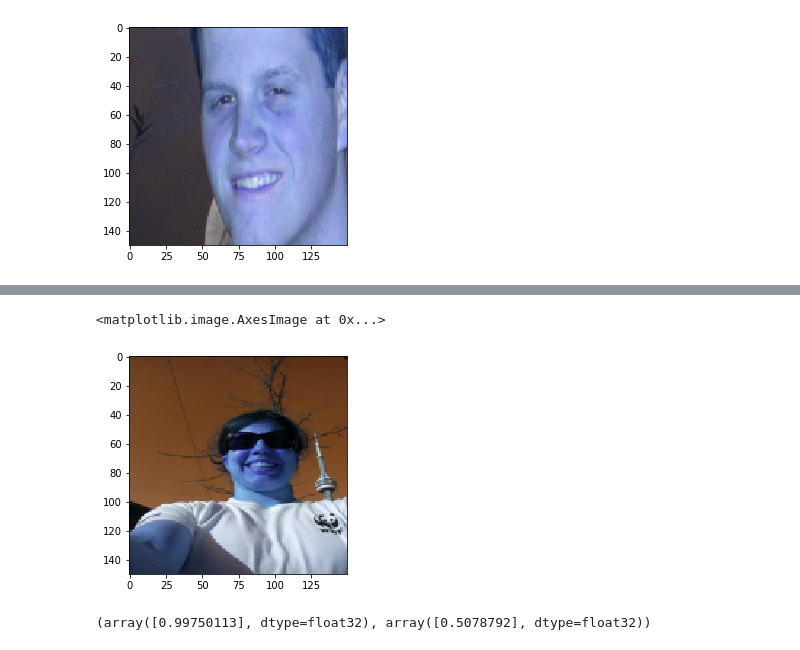
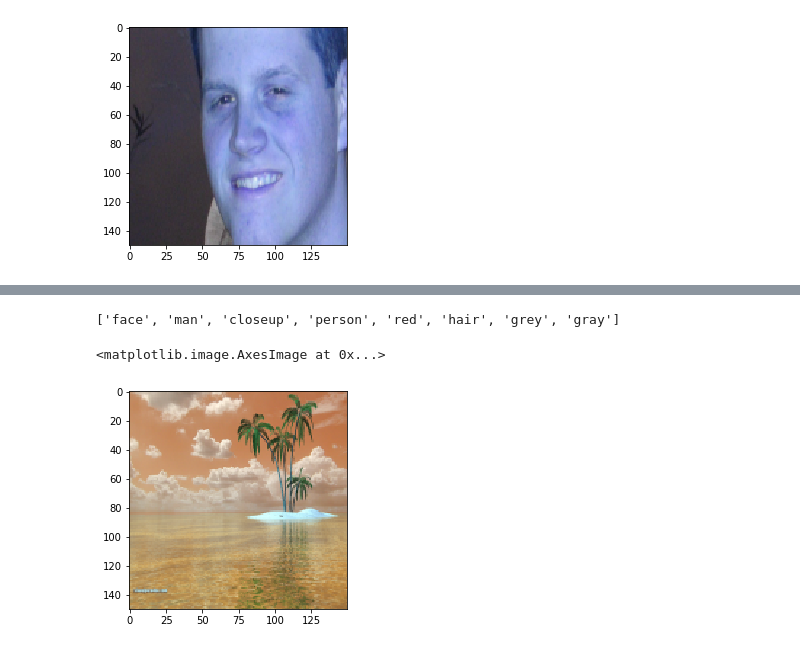
Before and after one commit to yzzhang/machine-learning, a Jupyter notebook: deep_learning/multi_input_transfer_learning/multi-input-models.ipynb, the cells around one changed output, grey strips where cells are left out. Cells and saved outputs as stored; diff of their text form; code cells hidden in the pictures.

```diff
--- a/deep_learning/multi_input_transfer_learning/multi-input-models.ipynb
+++ b/deep_learning/multi_input_transfer_learning/multi-input-models.ipynb
@@ -228,7 +223,7 @@ training_samples = num_of_samples
 tag_vocabulary_size = 10000
 max_words = tag_vocabulary_size
 # %%
-glove_dir = '/Users/yuhuang/yuefeng/machine-learning/deep_learning/multi_task_learning/data/'
+glove_dir = '/Users/yuhuang/yuefeng/machine-learning/deep_learning/multi_input_models_learning/data/'
 
 embeddings_index = {}
 f = open(os.path.join(glove_dir, 'glove.6B.100d.txt'))
@@ -406,10 +400,10 @@ Loaded model from disk
 # %% [markdown]
 ## Testing
 # %%
-test_image_dir = '/Users/yuhuang/yuefeng/machine-learning/deep_learning/multi_task_learning/data/private_test_images'
-test_label_dir = '/Users/yuhuang/yuefeng/machine-learning/deep_learning/multi_task_learning/data/private_test_options'
+test_image_dir = '/Users/yuhuang/yuefeng/machine-learning/deep_learning/multi_input_models_learning/data/private_test_images'
+test_label_dir = '/Users/yuhuang/yuefeng/machine-learning/deep_learning/multi_input_models_learning/data/private_test_options'
 # %%
-test_image_label_map = {'image_file' : [], 'label_file_1' : [], 'word_tags_1' : [], 'label_file_2' : [], 'word_tags_2' : []}
+test_image_label_map = {'image_file' : [], 'label_file_0' : [], 'word_tags_0' : [], 'label_file_1' : [], 'word_tags_1' : []}
 for fname in listdir(test_image_dir):
     test_image_label_map['image_file'].append(fname)
     lfname_base = fname[:-4]
@@ -419,18 +413,18 @@ for fname in listdir(test_image_dir):
     lf2 = join(test_label_dir, lfname2)
     if isfile(lf1):
         f1 = open(lf1)
-        test_image_label_map['label_file_1'].append(lfname1)
+        test_image_label_map['label_file_0'].append(lfname1)
         line = f1.read().splitlines()
-        test_image_label_map['word_tags_1'].append(line)
+        test_image_label_map['word_tags_0'].append(line)
         f1.close()
     else:
         print('invalid file: ' + lfname1)
 
     if isfile(lf2):
         f2 = open(lf2)
-        test_image_label_map['label_file_2'].append(lfname2)
+        test_image_label_map['label_file_1'].append(lfname2)
         line = f2.read().splitlines()
-        test_image_label_map['word_tags_2'].append(line)
+        test_image_label_map['word_tags_1'].append(line)
         f2.close()
     else:
         print('invalid file: ' + lfname2)
@@ -448,16 +442,8 @@ test_image_label_df.head()
 dim = (150, 150)
 X_image_test = []
 
-count = 0
-for fname in listdir(test_image_dir):
+for fname in test_image_label_df['image_file']: # listdir(test_image_dir):
     fpath = os.path.join(test_image_dir, fname)
     im = cv2.imread(fpath)
-
-    if count == 4: # or count == 30:
-        print('image file name: ', fname)
-        plt.imshow(im)
-
     im_resized = cv2.resize(im, dim, interpolation = cv2.INTER_AREA)
-    # print (type(im), im_resized.shape) # (150, 150, 3)
     X_image_test.append(im_resized)
-    count += 1
@@ -572,12 +551,11 @@ word_tags_1
+# %%
+word_tags_0 = test_image_label_df.iloc[idx]['word_tags_0']
+word_tags_0
+# %% [output]
+['face', 'man', 'closeup', 'person', 'red', 'hair', 'grey', 'gray']
 # %%
-idx = 4 # idx 20 - 163.png
+idx = 20 # 163.png
 plt.imshow(X_image_test[idx])
 # %% [output]
 <matplotlib.image.AxesImage at 0x...>
-[figure, old version]
+[figure, new version]
-# %%
-y_predict_1_idx = y_predict_arr_1[idx]
-y_predict_2_idx = y_predict_arr_2[idx]
-y_predict_1_idx, y_predict_2_idx
-# %% [output]
-(array([0.99750113], dtype=float32), array([0.5078792], dtype=float32))
```
Also changed, not shown: parts of 56 cells of this notebook.
